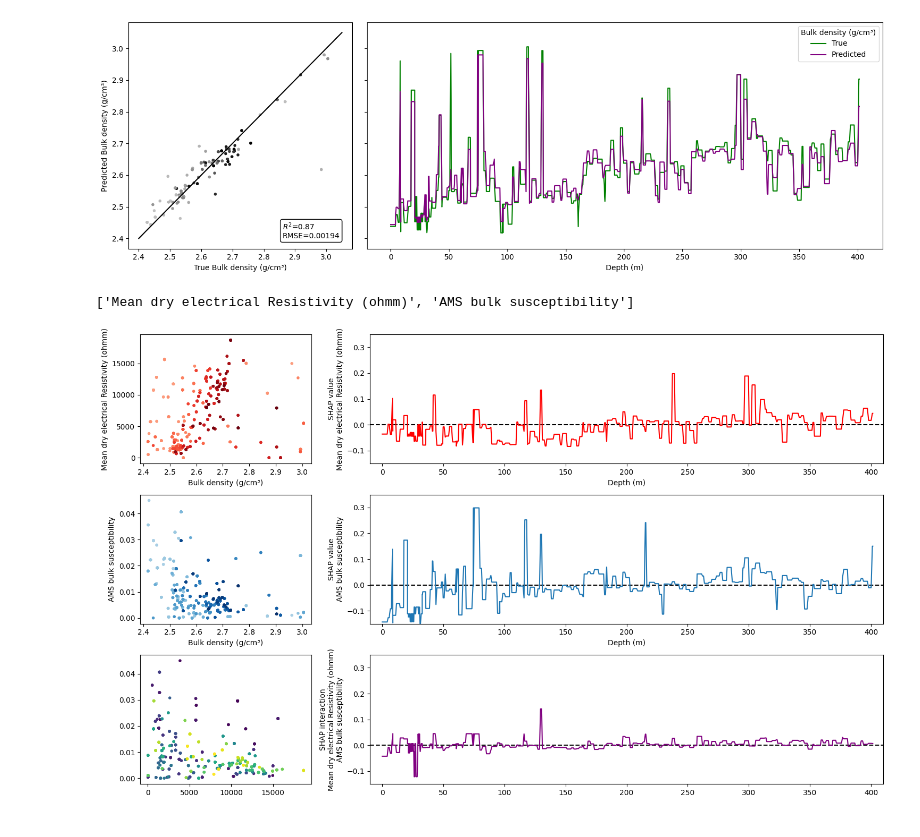
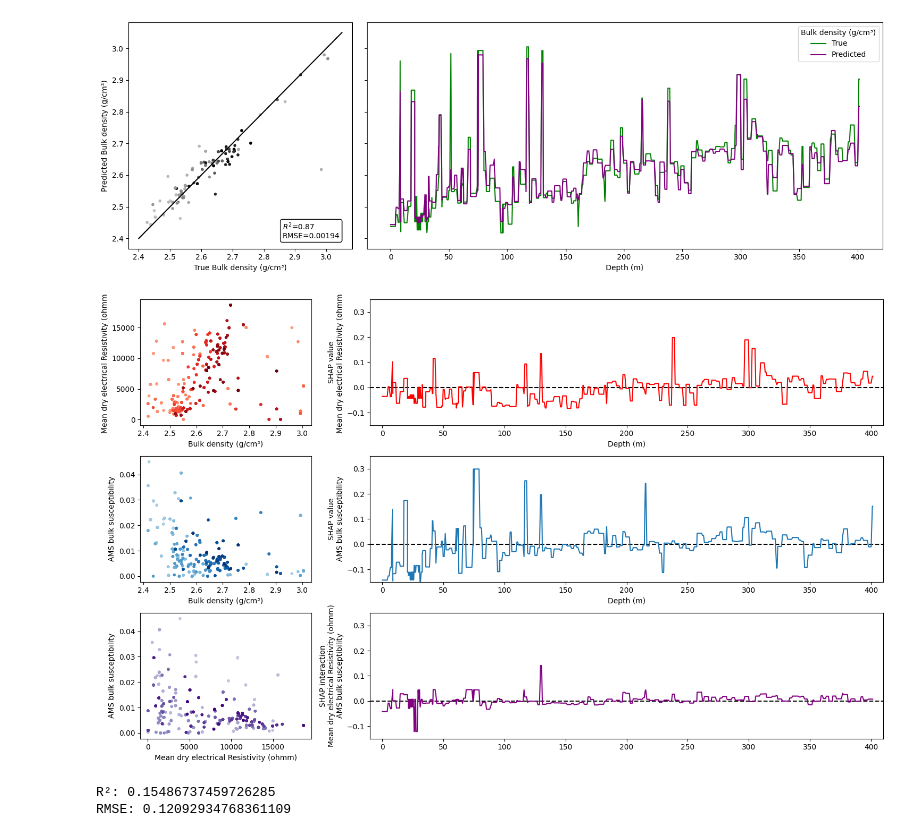
Before and after one commit to SerpRateAI/AI-pipeline-boreholes, a Jupyter notebook: ams-resist-analysis.ipynb, the cells around one changed output. Saved outputs shown, nothing was run; the diff lists cells and outputs as text; code cells hidden in the pictures.

```diff
--- a/ams-resist-analysis.ipynb
+++ b/ams-resist-analysis.ipynb
@@ -443,10 +151,6 @@ ax2.legend(title='Bulk density (g/cm³)')
 fig.tight_layout()
 # %% [output]
 [figure]
-# %%
-physics
-# %% [output]
-['Mean dry electrical Resistivity (ohmm)', 'AMS bulk susceptibility']
 # %%
 fig, (ax1, ax2, ax3) = plt.subplots(3, 2, gridspec_kw={'width_ratios': [3, 9]}, figsize=(15, 9))
 
@@ -463,33 +167,67 @@ import shap
 explainer = shap.TreeExplainer(phys)
 shap_values = explainer(X)
 shap_df = pd.DataFrame( columns=X.columns, index=df['TOP_DEPTH'])
 for n, c in enumerate(X.columns):
     shap_df[c] = shap_values.values[:,n]
 
 ax1[1].plot(shap_df.index, shap_df['Mean dry electrical Resistivity (ohmm)'], color='red')
 ax1[1].set_ylabel('SHAP value\nMean dry electrical Resistivity (ohmm)')
 ax1[1].set_ylim(-0.15, 0.35)
 ax1[1].plot((-10, 410), (0, 0), zorder=0, color='black', linestyle='--')
 ax1[1].set_xlim(-10, 410)
 ax1[1].set_xlabel('Depth (m)')
 
 ax2[1].plot(shap_df.index, shap_df['AMS bulk susceptibility'])
 ax2[1].set_ylabel('SHAP value\nAMS bulk susceptibility')
 ax2[1].set_ylim(-0.15, 0.35)
 ax2[1].plot((-10, 410), (0, 0), zorder=0, color='black', linestyle='--')
 ax2[1].set_xlim(-10, 410)
 ax2[1].set_xlabel('Depth (m)')
 
 # df.plot.scatter('Mean dry electrical Resistivity (ohmm)', 'AMS bulk susceptibility', ax=ax3[0], marker='.', c='TOP_DEPTH')
-ax3[0].scatter(df['Mean dry electrical Resistivity (ohmm)'], df['AMS bulk susceptibility'], marker='.', c=df.TOP_DEPTH)
+ax3[0].scatter(df['Mean dry electrical Resistivity (ohmm)'], df['AMS bulk susceptibility'], marker='.', c=df.TOP_DEPTH, cmap='Purples', vmin=-200)
+ax3[0].set_xlabel('Mean dry electrical Resistivity (ohmm)')
+ax3[0].set_ylabel('AMS bulk susceptibility')
 shap_interaction_values = explainer.shap_interaction_values(X)
 ax3[1].plot(df.TOP_DEPTH, shap_interaction_values[:,:,1][:,0], color='Purple')
 ax3[1].set_ylim(-0.15, 0.35)
 ax3[1].plot((-10, 410), (0, 0), zorder=0, color='black', linestyle='--')
 ax3[1].set_xlim(-10, 410)
 ax3[1].set_ylabel('SHAP interaction\nMean dry electrical Resistivity (ohmm)\nAMS bulk susceptibility')
 
 fig.tight_layout()
 # %% [output]
-[figure, old version]
+[figure, new version]
+# %%
+from sklearn.linear_model import LinearRegression
+from sklearn.metrics import mean_squared_error, r2_score
+import numpy as np
+
+# Initialize the Linear Regression model
+model = LinearRegression()
+
+X_train, X_test, y_train, y_test = train_test_split(X, y, test_size=0.2, random_state=42)
+
+X_train['interaction'] = X_train['Mean dry electrical Resistivity (ohmm)']*X_train['AMS bulk susceptibility']
+X_test['interaction'] = X_test['Mean dry electrical Resistivity (ohmm)']*X_test['AMS bulk susceptibility']
+
+
+# Fit the model on the training data
+model.fit(X_train, y_train)
+
+# Predict on the training data
+y_pred = model.predict(X_train)
+
+# Calculate R² score
+r2 = r2_score(y_train, y_pred)
+
+# Calculate RMSE
+rmse = np.sqrt(mean_squared_error(y_train, y_pred))
+
+# Output the results
+print(f"R²: {r2}")
+print(f"RMSE: {rmse}")
+# %% [output]
+R²: 0.15486737459726285
+RMSE: 0.12092934768361109
 # %%
```
Also changed, not shown: parts of 25 cells of this notebook.
